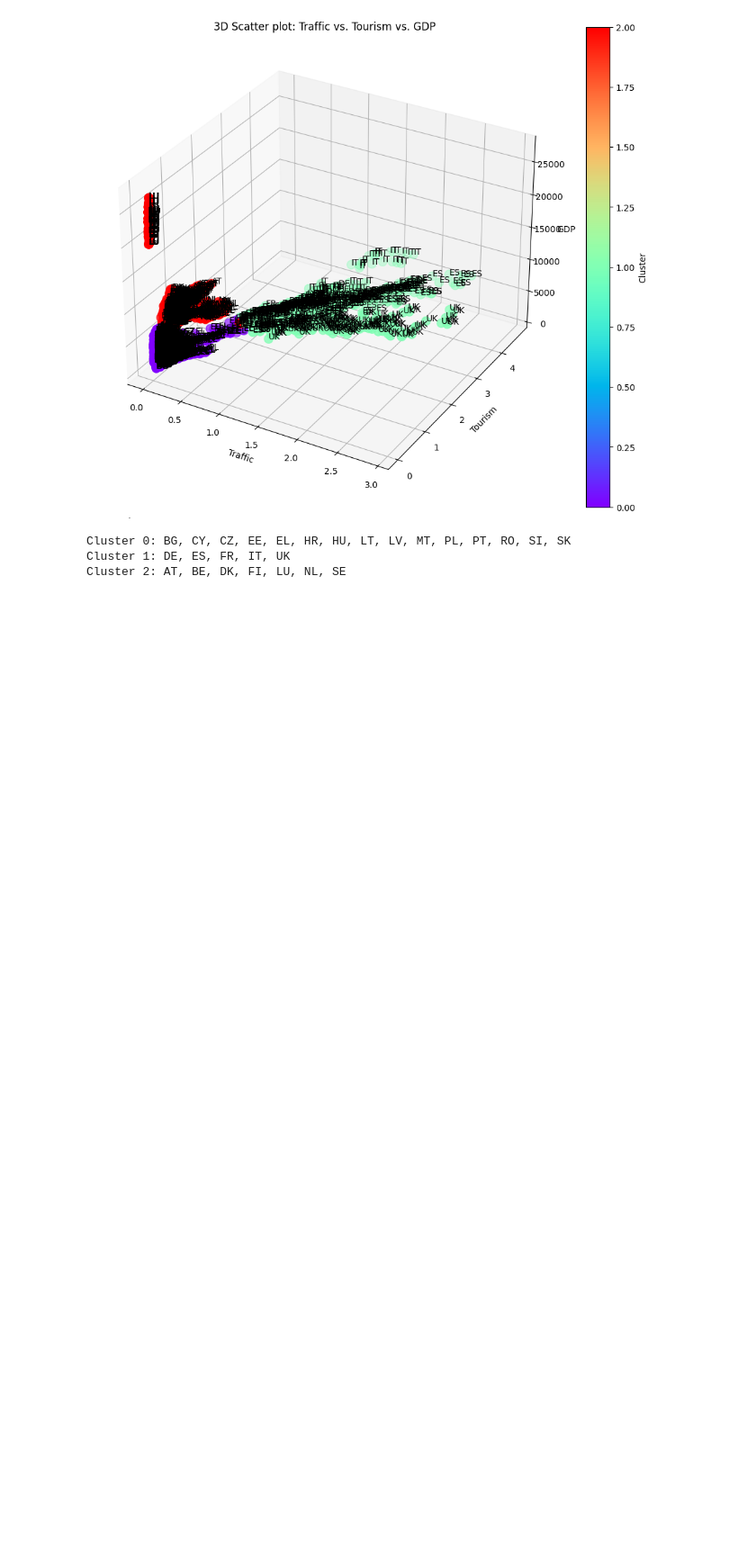
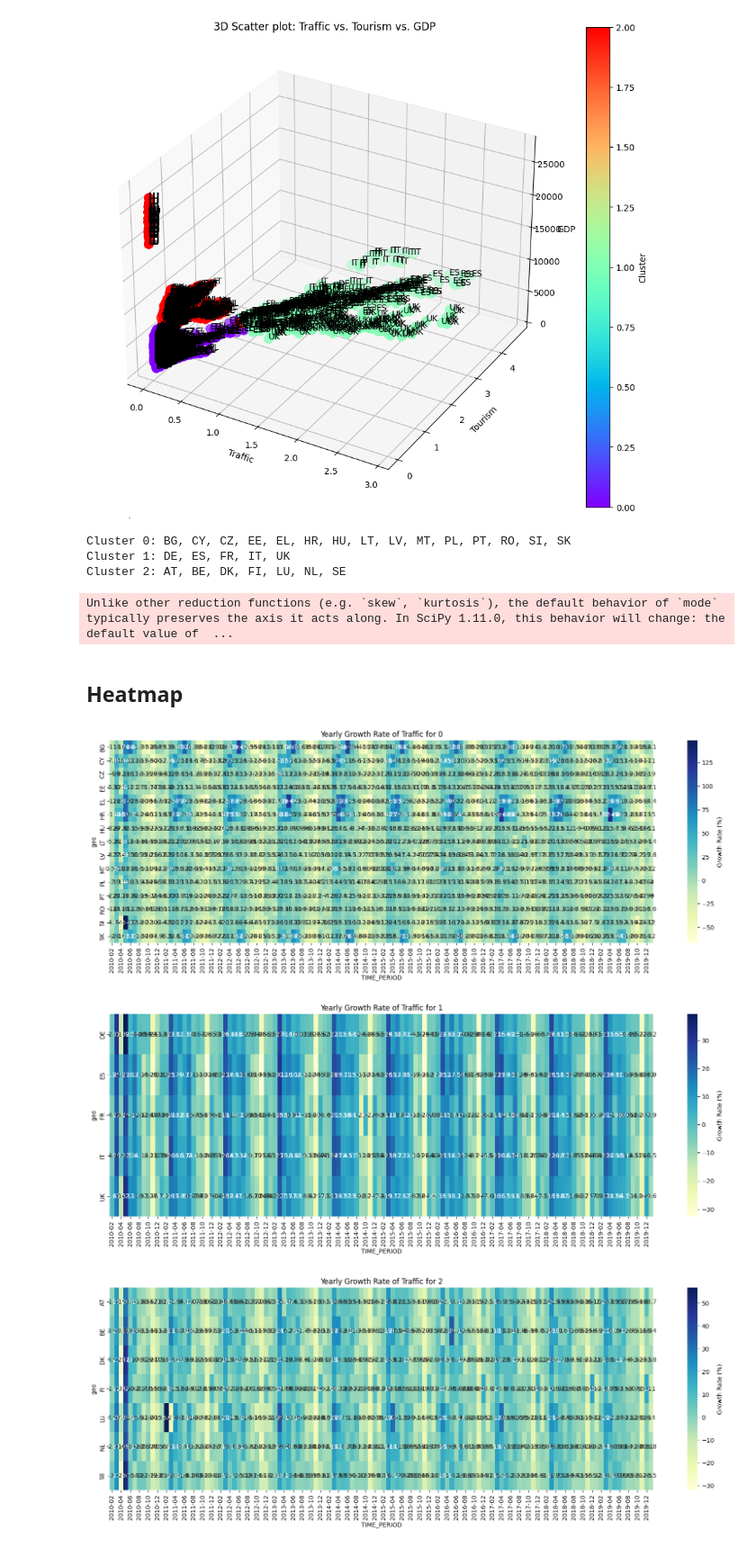
Before and after one commit to jimvanoosten/TIL6022_Group31, a Jupyter notebook: NEW_try.ipynb, the cells around one changed output. Shown at 90% size. Drawn from its saved outputs; the diff is of its cells as text; code cells hidden in the pictures; blank space fills up the shorter version.

```diff
--- a/NEW_try.ipynb
+++ b/NEW_try.ipynb
@@ -199,9 +226,34 @@ def mode_cluster(x):
     return mode[0]
 
 country_clusters = merged_data.groupby('geo')['Cluster'].apply(mode_cluster).reset_index()
+cluster = {}
 for cluster_num in range(k):
     print(f"Cluster {cluster_num}: {', '.join(country_clusters[country_clusters['Cluster'] == cluster_num]['geo'].tolist())}")
+    cluster[cluster_num] = country_clusters[country_clusters['Cluster'] == cluster_num]['geo'].tolist()
 # %% [output]
 Cluster 0: BG, CY, CZ, EE, EL, HR, HU, LT, LV, MT, PL, PT, RO, SI, SK
 Cluster 1: DE, ES, FR, IT, UK
 Cluster 2: AT, BE, DK, FI, LU, NL, SE
+Unlike other reduction functions (e.g. `skew`, `kurtosis`), the default behavior of `mode` typically preserves the axis it acts along. In SciPy 1.11.0, this behavior will change: the default value of  ...
+# %% [markdown]
+## Heatmap
+# %%
+# Calculate yearly growth rate
+merged_data['Traffic Growth'] = merged_data.groupby('geo')['Traffic'].pct_change() * 100
+
+for cluster_name, countries_in_cluster in cluster.items():
+    # Filter the data for countries in the current cluster
+    cluster_data = merged_data[merged_data['geo'].isin(countries_in_cluster)]
+
+    # Pivot the dataframe to get desired format for heatmap
+    traffic_pivot = cluster_data.pivot_table(index='geo', columns='TIME_PERIOD', values='Traffic Growth')
+
+    # Create the heatmap with a smaller size
+    plt.figure(figsize=(20, 6))
+    sns.heatmap(traffic_pivot, cmap="YlGnBu", annot=True, cbar_kws={'label': 'Growth Rate (%)'})
+    plt.title(f'Yearly Growth Rate of Traffic for {cluster_name}')
+    plt.show()
+# %% [output]
+[figure, added]
+[figure, added]
+[figure, added]
```
Also changed, not shown: parts of 9 cells of this notebook.
